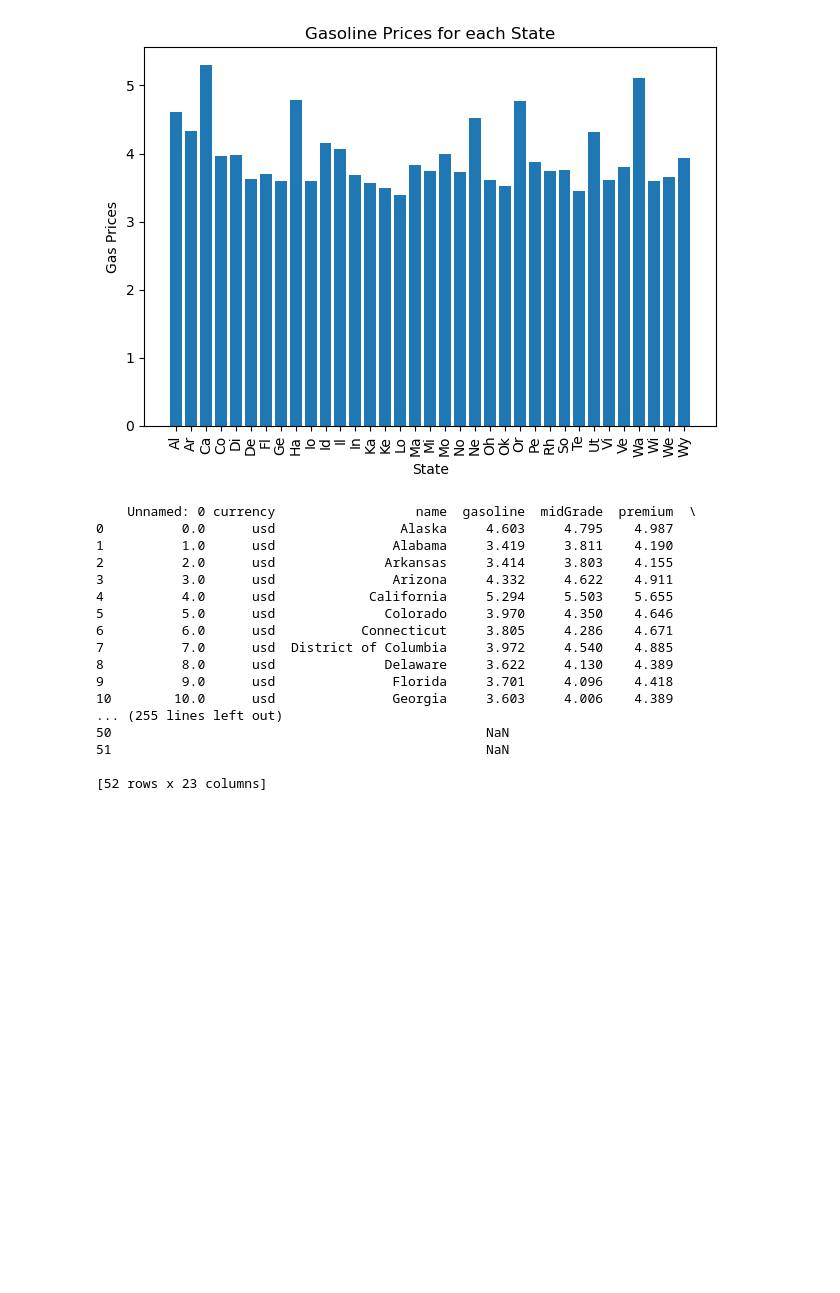
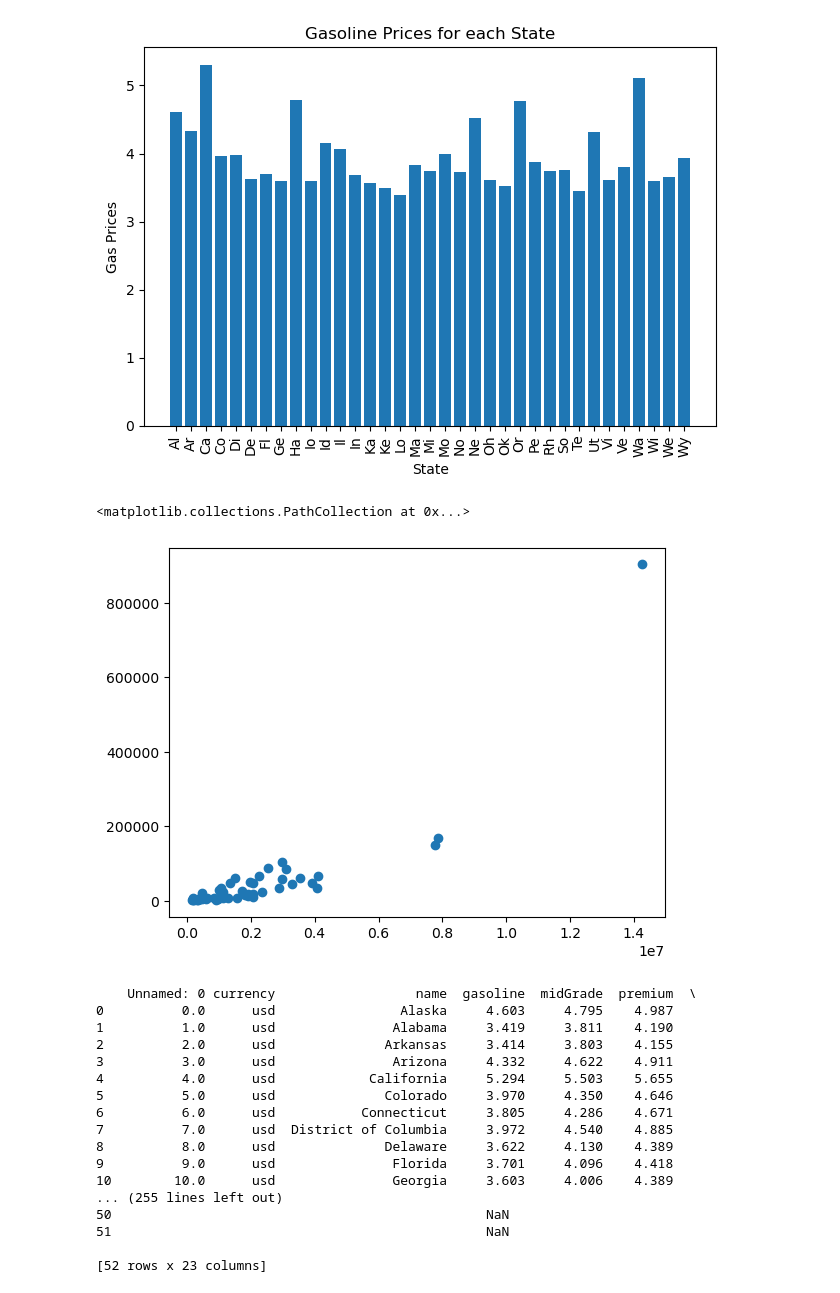
Before and after one commit to noadzeppelin/Activities, a Jupyter notebook: class_project_matplotlib.ipynb, the cells around one changed output. Saved outputs shown, nothing was run; the diff lists cells and outputs as text; code cells hidden in the pictures; blank space fills up the shorter version.

```diff
--- a/class_project_matplotlib.ipynb
+++ b/class_project_matplotlib.ipynb
@@ -32,6 +32,26 @@ plt.tight_layout()
 plt.show()
 # %% [output]
 [figure]
+# %%
+import pandas as pd
+import matplotlib.pyplot as plt
+import numpy as np
+
+updated_merged = pd.read_csv('UpdatedEvRegMerged.csv')
+
+updated_merged.head()
+
+states = updated_merged['State']
+y_reg = updated_merged['EVRegistrationCount']
+x_gas = updated_merged['gasoline']
+x_income = updated_merged['MedianIncome']
+x_pop = updated_merged['StatePopulations']
+x_tax = updated_merged['TaxEVIncentiveAmount']
+x_totreg = updated_merged['TotalRegCount']
+plt.scatter(x_totreg, y_reg)
+# %% [output]
+<matplotlib.collections.PathCollection at 0x...>
+[figure, added]
 # %%
 import pandas as pd
 import matplotlib.pyplot as plt
```
Also changed, not shown: 22 other files.
